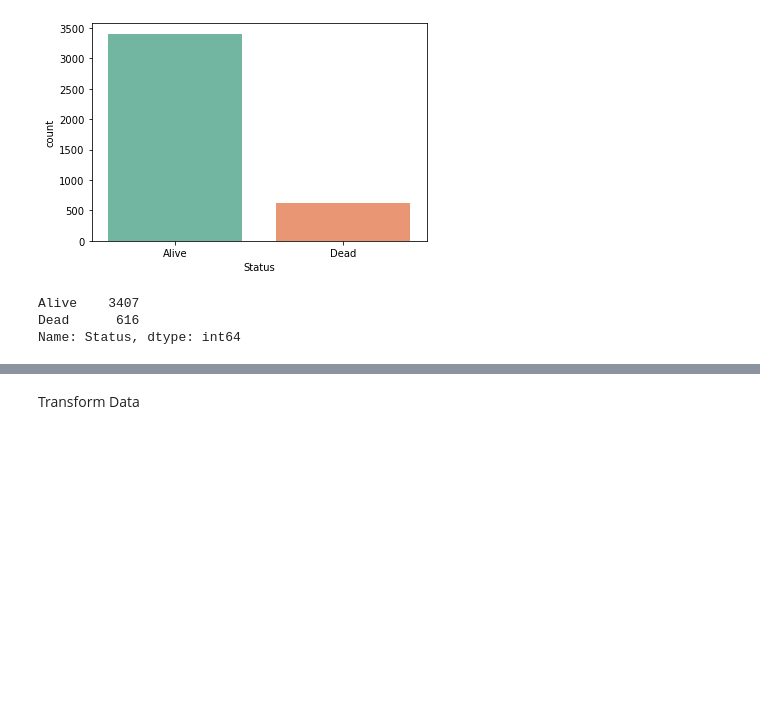
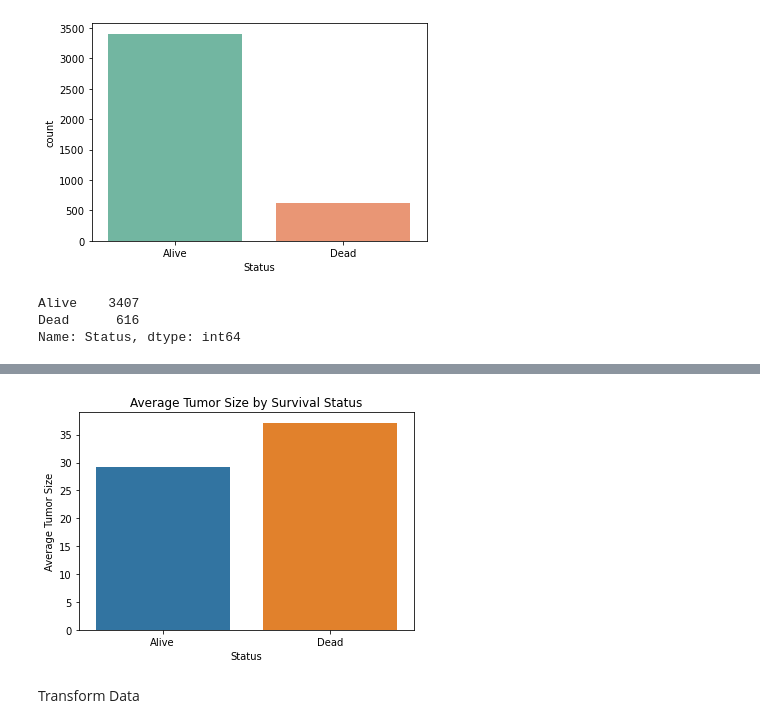
Before and after one commit to IsraaMohamedGaber/Breast-Cancer-Detection, a Jupyter notebook: Breast_Cancer.ipynb, the cells around one changed output, grey strips where cells are left out. Cells and saved outputs as stored; diff of their text form; code cells hidden in the pictures; blank space fills up the shorter version.

```diff
--- a/Breast_Cancer.ipynb
+++ b/Breast_Cancer.ipynb
@@ -146,3 +159,14 @@ Name: Status, dtype: int64
+# %%
+# Calculate average tumor size per status
+avg_tumor = data.groupby('Status')['Tumor Size'].mean().reset_index()
+
+# Plot
+sns.barplot(x='Status', y='Tumor Size', data=avg_tumor)
+plt.title('Average Tumor Size by Survival Status')
+plt.ylabel('Average Tumor Size')
+plt.show()
+# %% [output]
+[figure, added]
 # %% [markdown]
 Transform Data
 # %%
```
Also changed, not shown: parts of 18 cells of this notebook.
